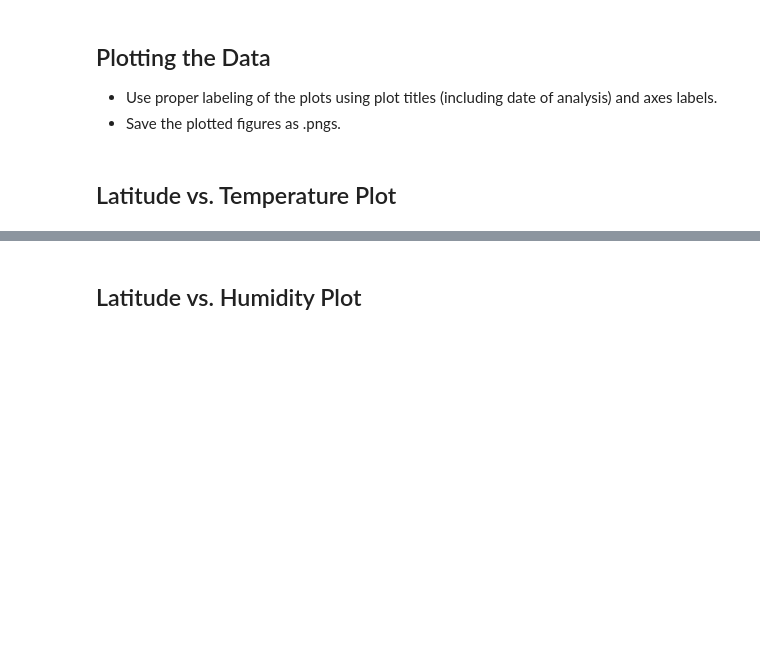
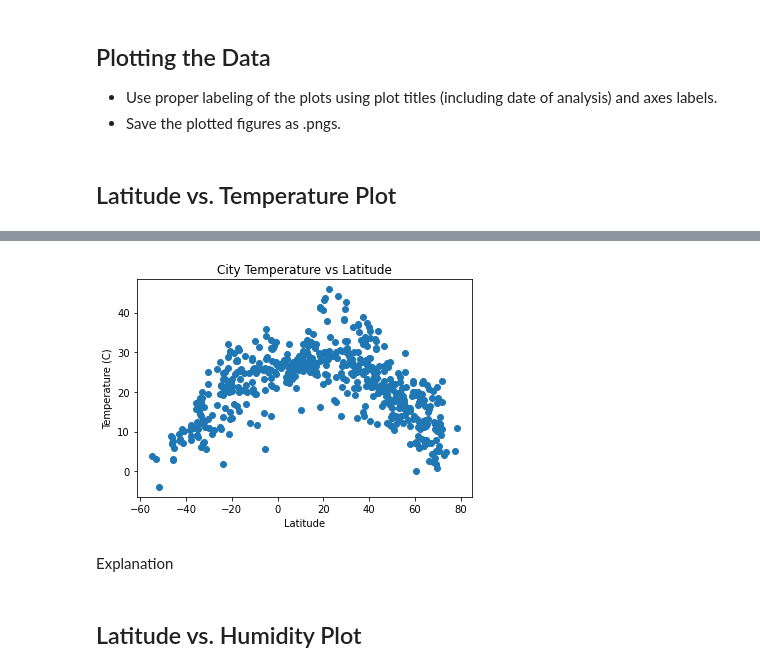
Before and after one commit to j-eikens/python-api-challenge, a Jupyter notebook: WeatherPY.ipynb, the cells around one changed output, grey strips where cells are left out. Saved outputs shown, nothing was run; the diff lists cells and outputs as text; code cells hidden in the pictures; blank space fills up the shorter version.

```diff
--- a/WeatherPY.ipynb
+++ b/WeatherPY.ipynb
@@ -155,2 +164,13 @@ weather_data.loc[weather_data['%Humidity'] > 100]
+# %%
+plt.scatter(weather_data['Latitude'], weather_data['Temperature'])
+plt.xlabel('Latitude')
+plt.ylabel('Temperature (C)')
+plt.title('City Temperature vs Latitude')
+
+plt.show()
+# %% [output]
+[figure, added]
+# %% [markdown]
+Explanation
 # %% [markdown]
 ## Latitude vs. Humidity Plot
```
Also changed, not shown: parts of 25 cells of this notebook.
